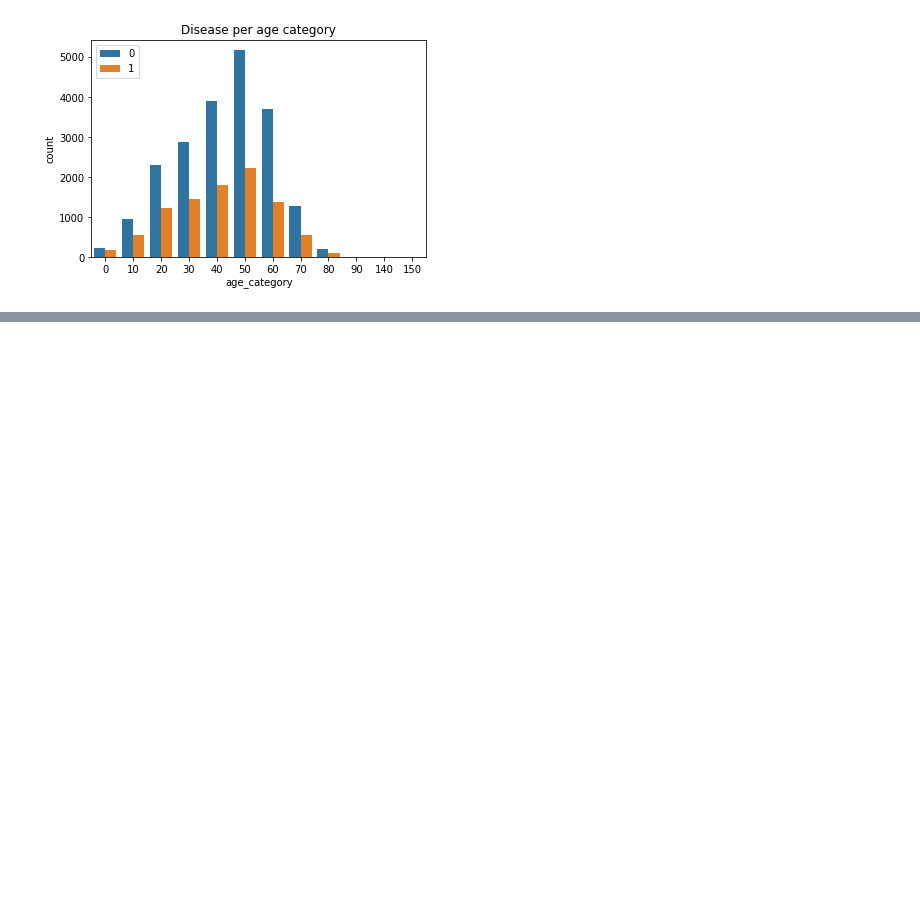
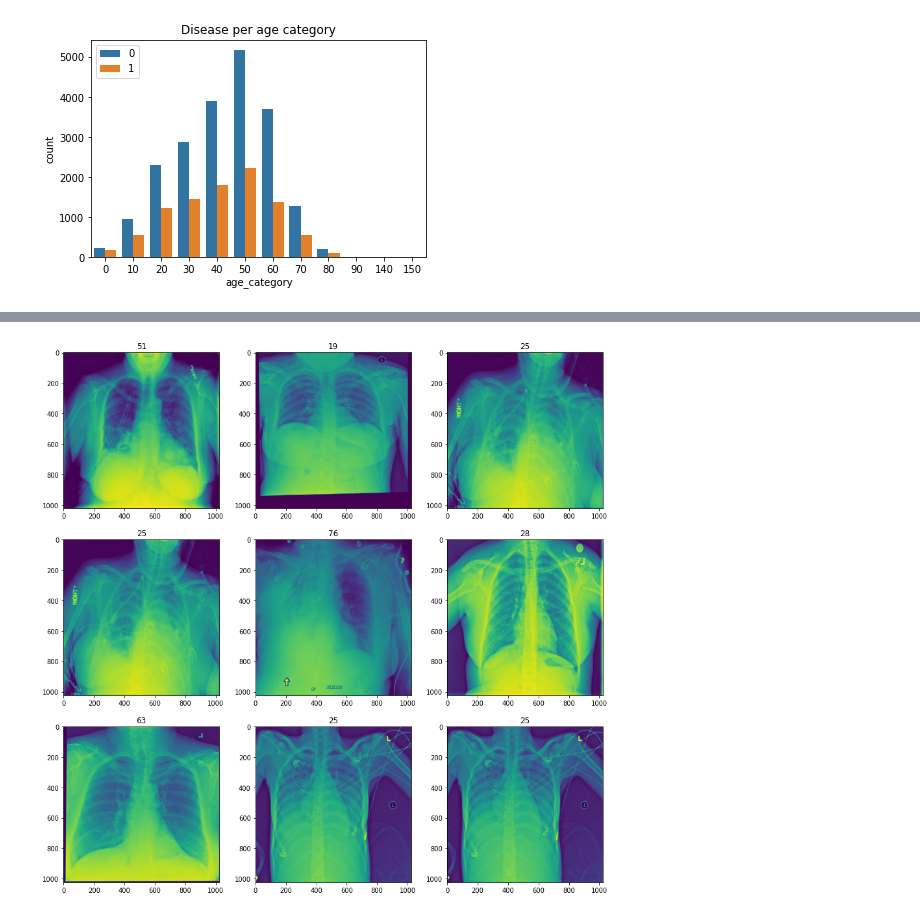
Before and after one commit to aimllearning/CapstoneProject, a Jupyter notebook: CapstoneProject_CV.ipynb, the cells around one changed output, grey strips where cells are left out. Drawn from its saved outputs; the diff is of its cells as text; code cells hidden in the pictures; blank space fills up the shorter version.

```diff
--- a/CapstoneProject_CV.ipynb
+++ b/CapstoneProject_CV.ipynb
@@ -291,0 +308,5 @@ ax.legend()
+# %%
+draw_grid(patientInfo[patientInfo['patientSex'] == 'F']['patientId'].tolist(), 3, 3,
+          titles=patientInfo[patientInfo['patientSex'] == 'F']['patientAge'].tolist(), figsize=(15, 15))
+# %% [output]
+[figure, added]
```
Also changed, not shown: parts of 7 cells of this notebook.
